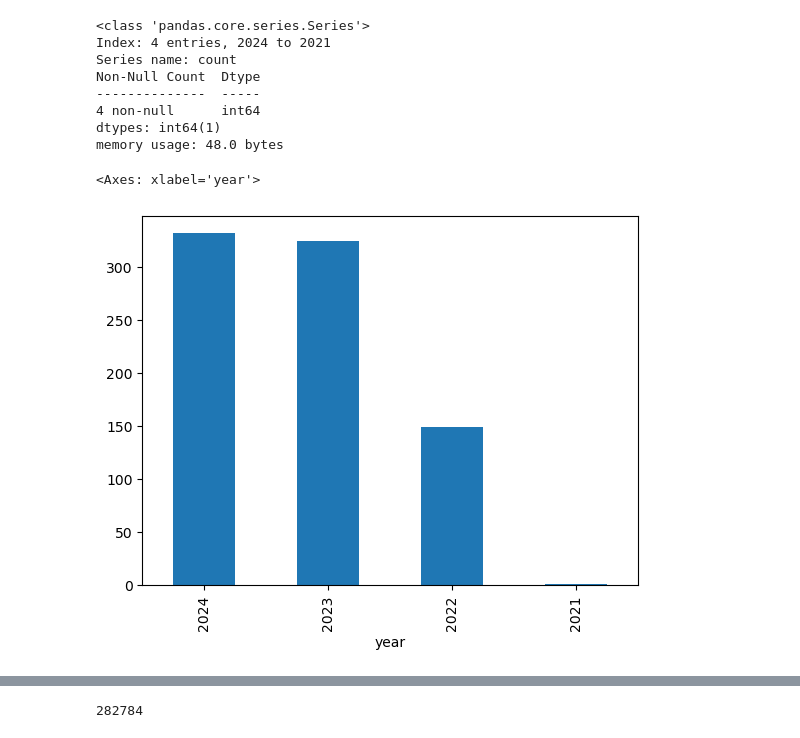
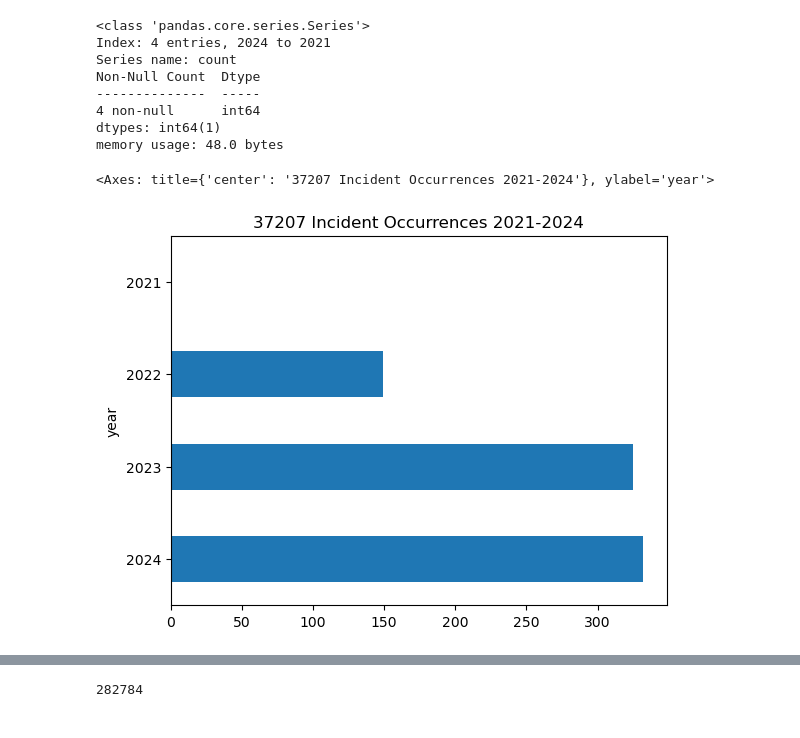
Before and after one commit to ericahen/capstone-da12, a Jupyter notebook: notebooks/police_data_eda.ipynb, the cells around one changed output, grey strips where cells are left out. Saved outputs shown, nothing was run; the diff lists cells and outputs as text; code cells hidden in the pictures.

```diff
--- a/notebooks/police_data_eda.ipynb
+++ b/notebooks/police_data_eda.ipynb
@@ -406,7 +422,7 @@ memory usage: 48.0 bytes
 # %%
 # count of number of incidents in 37207 within the data
 # %%
-count37207.plot.bar( x='year', y='count')
+count37207.plot.barh( x='year', y='count',  title='37207 Incident Occurrences 2021-2024')
 # %% [output]
-<Axes: xlabel='year'>
+<Axes: title={'center': '37207 Incident Occurrences 2021-2024'}, ylabel='year'>
-[figure, old version]
+[figure, new version]
```
Also changed, not shown: parts of 15 cells of this notebook, 2 other files.
